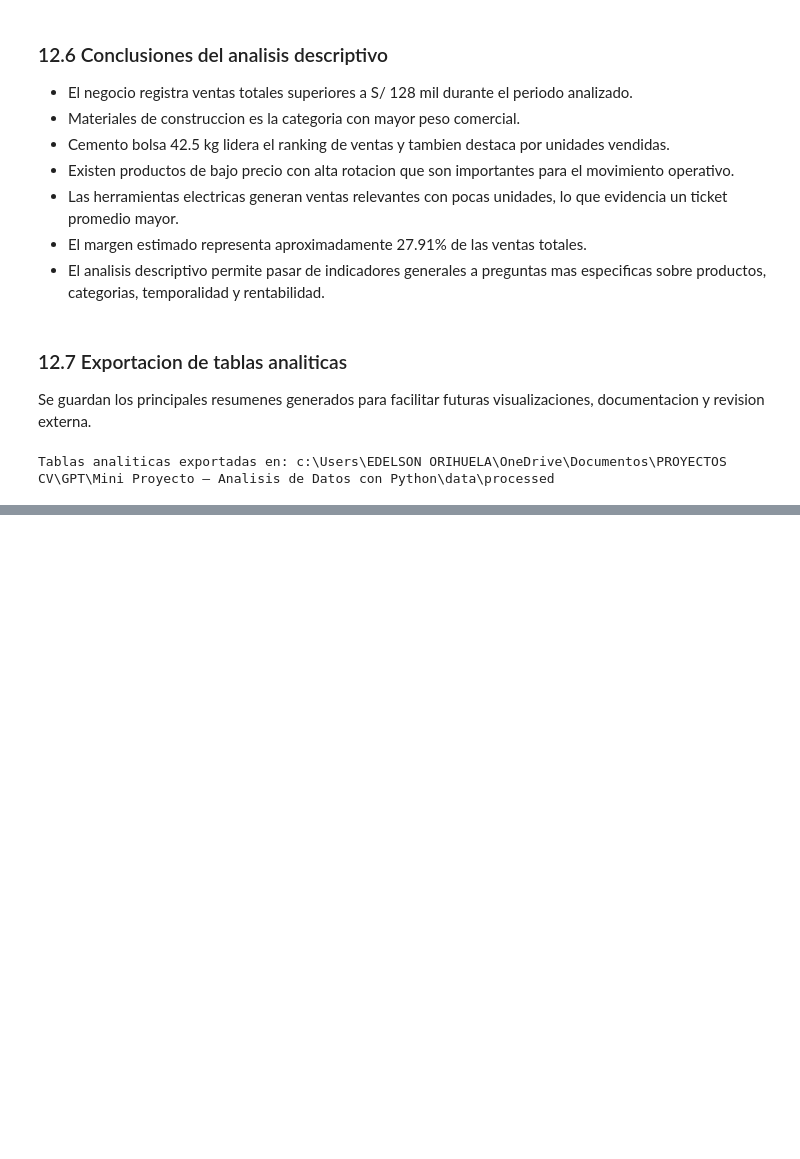
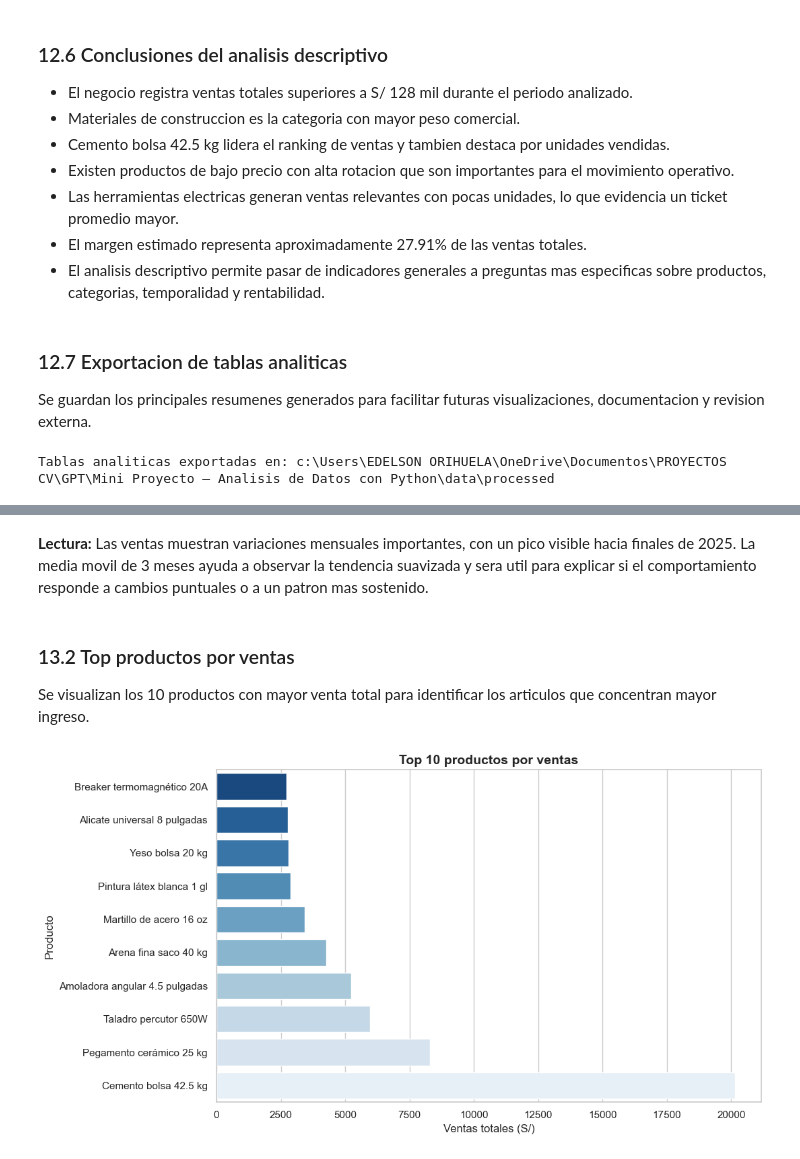
Before and after one commit to OJ-Edelsonn/mini-proyecto-analisis-datos-python, a Jupyter notebook: notebooks/analisis_datos_ferreteria.ipynb, the cells around one changed output, grey strips where cells are left out. Saved outputs shown, nothing was run; the diff lists cells and outputs as text; code cells hidden in the pictures; blank space fills up the shorter version.

```diff
--- a/notebooks/analisis_datos_ferreteria.ipynb
+++ b/notebooks/analisis_datos_ferreteria.ipynb
@@ -767,0 +818,31 @@ Tablas analiticas exportadas en: c:\Users\EDELSON ORIHUELA\OneDrive\Documentos\P
+# %% [markdown]
+**Lectura:** Las ventas muestran variaciones mensuales importantes, con un pico visible hacia finales de 2025. La media movil de 3 meses ayuda a observar la tendencia suavizada y sera util para explicar si el comportamiento responde a cambios puntuales o a un patron mas sostenido.
+# %% [markdown]
+### 13.2 Top productos por ventas
+
+Se visualizan los 10 productos con mayor venta total para identificar los articulos que concentran mayor ingreso.
+# %%
+top_productos_ventas = ranking_productos.head(10).sort_values(
+    "ventas_totales", ascending=True
+)
+
+plt.figure(figsize=(11, 6))
+
+sns.barplot(
+    data=top_productos_ventas,
+    x="ventas_totales",
+    y="producto",
+    hue="producto",
+    palette="Blues_r",
+    legend=False
+)
+
+plt.title("Top 10 productos por ventas", fontsize=14, fontweight="bold")
+plt.xlabel("Ventas totales (S/)")
+plt.ylabel("Producto")
+plt.tight_layout()
+
+plt.savefig(FIGURES / "02_top_productos_ventas.png", dpi=150, bbox_inches="tight")
+plt.show()
+# %% [output]
+[figure, added]
```
Also changed, not shown: parts of 13 cells of this notebook, 4 other files.
